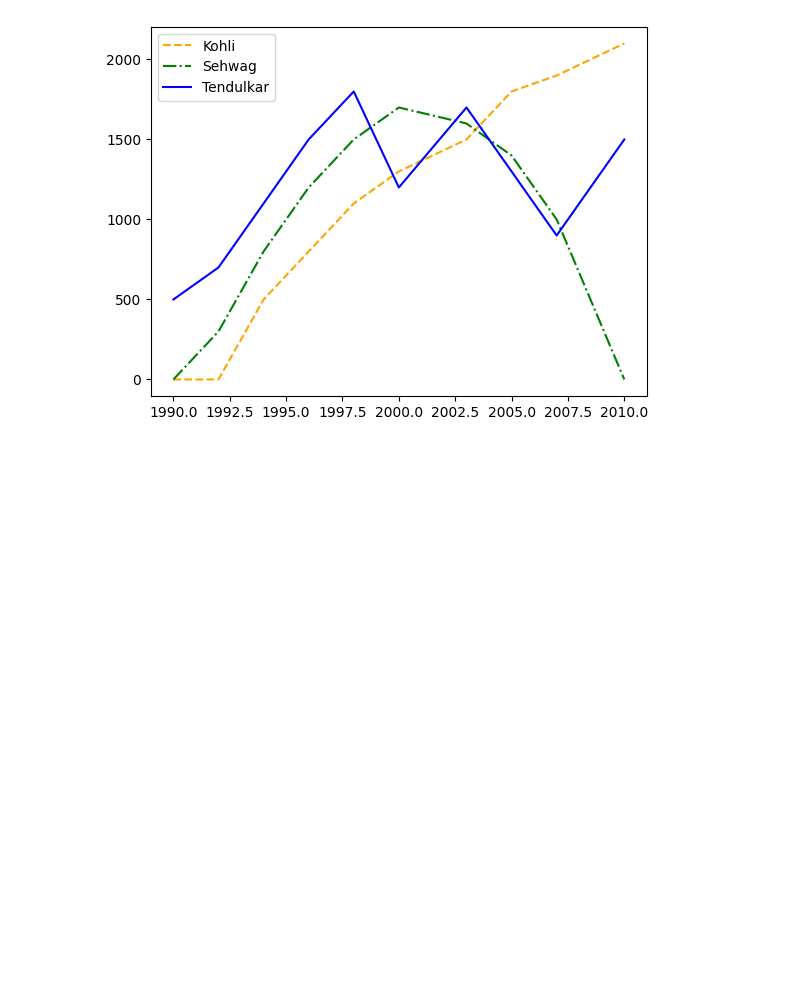
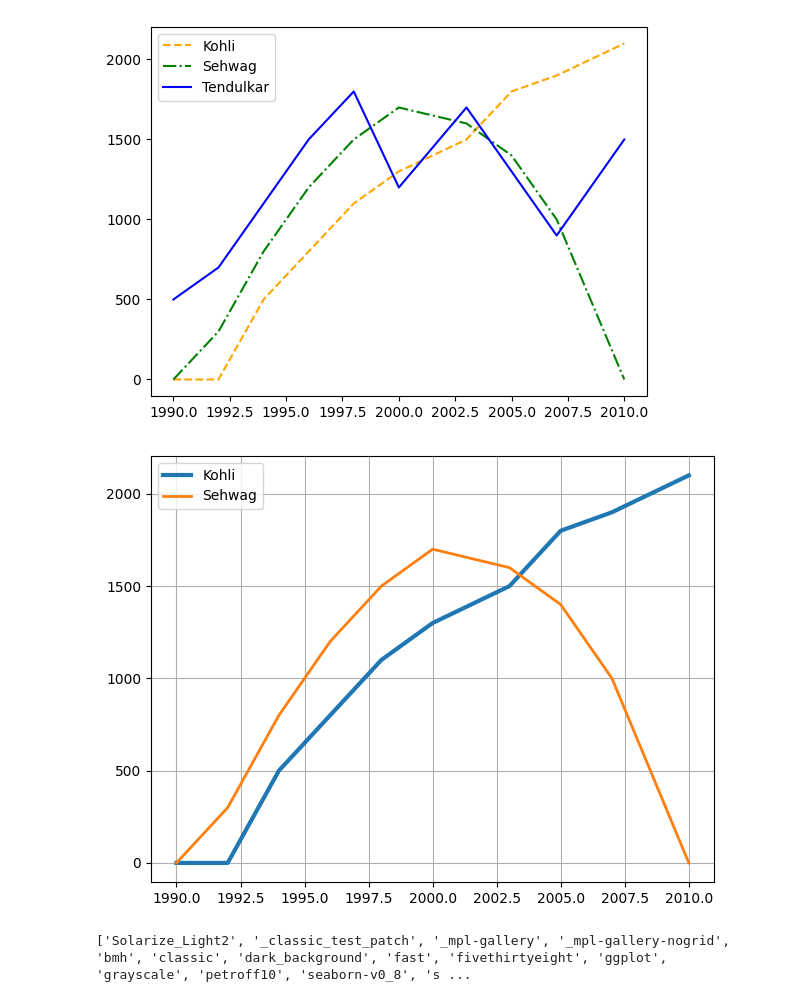
Before and after one commit to krishroy321/coders_of_delhi, a Jupyter notebook: Data Visualization using Matplotlib and Seaborn/DV1.ipynb, the cells around one changed output. Saved outputs shown, nothing was run; the diff lists cells and outputs as text; code cells hidden in the pictures; blank space fills up the shorter version.

```diff
--- a/Data Visualization using Matplotlib and Seaborn/DV1.ipynb
+++ b/Data Visualization using Matplotlib and Seaborn/DV1.ipynb
@@ -64,3 +64,16 @@ plt.legend()
 # %% [output]
 <matplotlib.legend.Legend at 0x...>
 [figure]
+# %%
+plt.plot(years, kohli, linewidth=3, label="Kohli")
+plt.plot(years, sehwag, linewidth=2, label="Sehwag")
+plt.legend()
+plt.grid(True)
+plt.tight_layout()
+plt.show()
+# %% [output]
+[figure, added]
+# %%
+print(plt.style.available)
+# %% [output]
+['Solarize_Light2', '_classic_test_patch', '_mpl-gallery', '_mpl-gallery-nogrid', 'bmh', 'classic', 'dark_background', 'fast', 'fivethirtyeight', 'ggplot', 'grayscale', 'petroff10', 'seaborn-v0_8', 's ...
```
Also changed, not shown: parts of 2 cells of this notebook.
